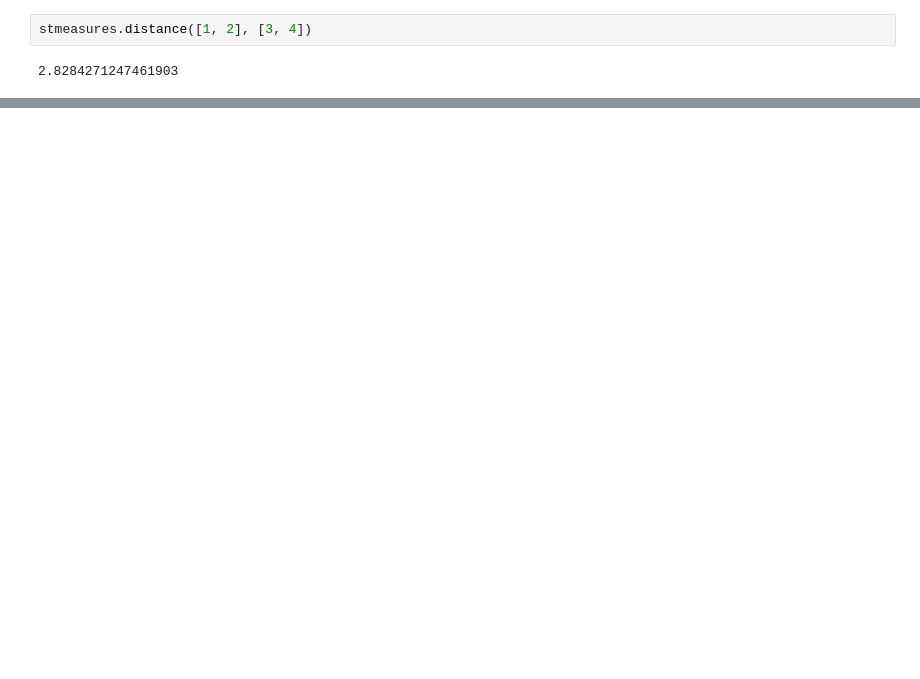
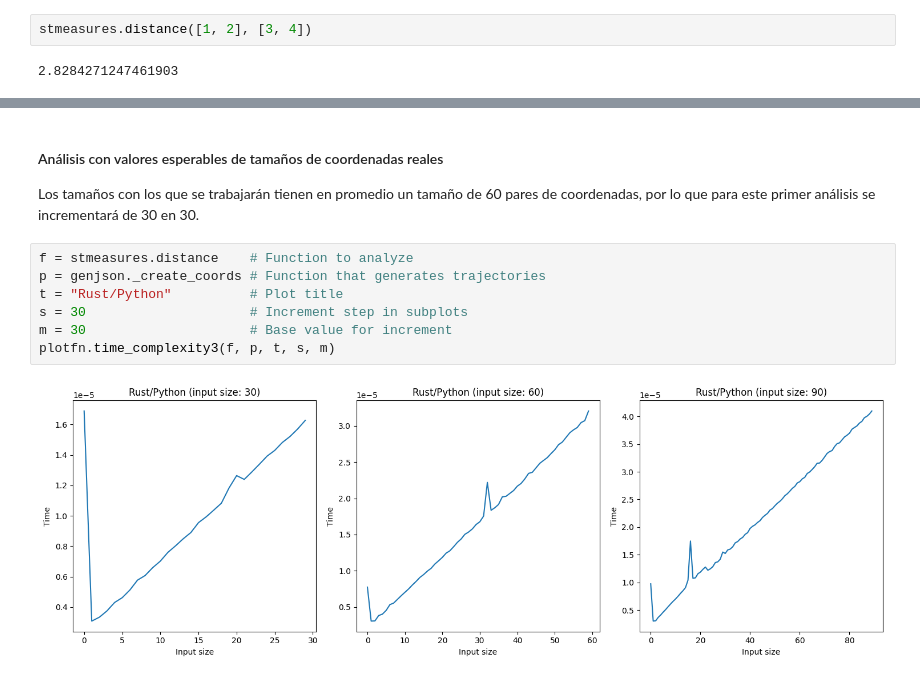
Before and after one commit to TT2024-B106/similarity-measures, a Jupyter notebook: notebooks/rust.ipynb, the cells around one changed output, grey strips where cells are left out. Cells and saved outputs as stored; diff of their text form; blank space fills up the shorter version.

Commit message:
Added rust time complexity analysis

```diff
--- a/notebooks/rust.ipynb
+++ b/notebooks/rust.ipynb
@@ -96,0 +113,12 @@ stmeasures.distance([1, 2], [3, 4])
+# %% [markdown]
+#### Análisis con valores esperables de tamaños de coordenadas reales
+Los tamaños con los que se trabajarán tienen en promedio un tamaño de 60 pares de coordenadas, por lo que para este primer análisis se incrementará de 30 en 30.
+# %%
+f = stmeasures.distance    # Function to analyze
+p = genjson._create_coords # Function that generates trajectories
+t = "Rust/Python"          # Plot title
+s = 30                     # Increment step in subplots
+m = 30                     # Base value for increment
+plotfn.time_complexity3(f, p, t, s, m)
+# %% [output]
+[figure, added]
```
Also changed, not shown: parts of 10 cells of this notebook.
